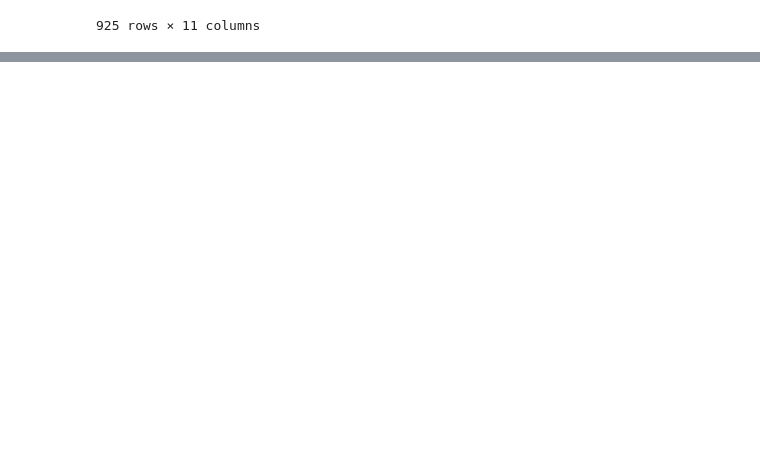
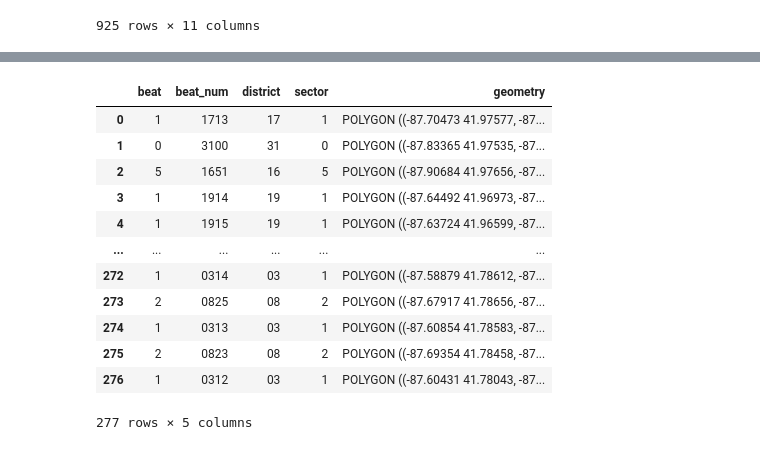
Before and after one commit to anishkanabar/lang-of-pol, a Jupyter notebook: notebooks/event-dataset/events_descriptive_preprocessing.ipynb, the cells around one changed output, grey strips where cells are left out. Cells and saved outputs as stored; diff of their text form; code cells hidden in the pictures; blank space fills up the shorter version.

```diff
--- a/notebooks/event-dataset/events_descriptive_preprocessing.ipynb
+++ b/notebooks/event-dataset/events_descriptive_preprocessing.ipynb
@@ -210,0 +291,17 @@ single_day_events
+# %%
+police_beats = gpd.read_file('geo/police_beats.shp')
+police_beats
+# %% [output]
+|  | beat | beat_num | district | sector | geometry |
+| 0 | 1 | 1713 | 17 | 1 | POLYGON ((-87.70473 41.97577, -87... |
+| 1 | 0 | 3100 | 31 | 0 | POLYGON ((-87.83365 41.97535, -87... |
+| 2 | 5 | 1651 | 16 | 5 | POLYGON ((-87.90684 41.97656, -87... |
+| 3 | 1 | 1914 | 19 | 1 | POLYGON ((-87.64492 41.96973, -87... |
+| 4 | 1 | 1915 | 19 | 1 | POLYGON ((-87.63724 41.96599, -87... |
+| ... | ... | ... | ... | ... | ... |
+| 272 | 1 | 0314 | 03 | 1 | POLYGON ((-87.58879 41.78612, -87... |
+| 273 | 2 | 0825 | 08 | 2 | POLYGON ((-87.67917 41.78656, -87... |
+| 274 | 1 | 0313 | 03 | 1 | POLYGON ((-87.60854 41.78583, -87... |
+| 275 | 2 | 0823 | 08 | 2 | POLYGON ((-87.69354 41.78458, -87... |
+| 276 | 1 | 0312 | 03 | 1 | POLYGON ((-87.60431 41.78043, -87... |
+277 rows × 5 columns
```
Also changed, not shown: parts of 8 cells of this notebook.
